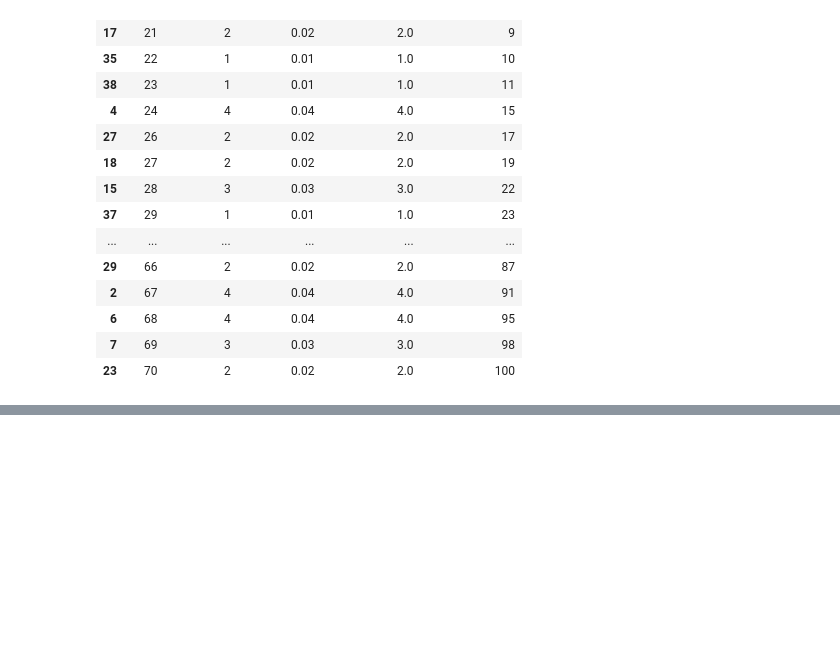
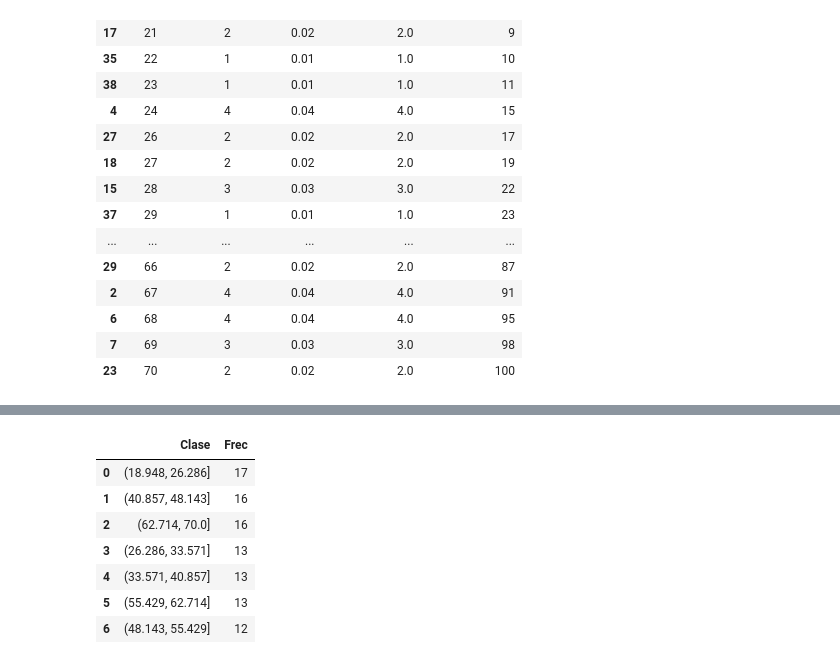
Before and after one commit to AnahiGutierrez22/Estadistica, a Jupyter notebook: Unidad1/Practica4.ipynb, the cells around one changed output, grey strips where cells are left out. Drawn from its saved outputs; the diff is of its cells as text; code cells hidden in the pictures; blank space fills up the shorter version.

```diff
--- a/Unidad1/Practica4.ipynb
+++ b/Unidad1/Practica4.ipynb
@@ -133,0 +173,14 @@ tabla_frecuencias
+# %%
+# crear la tabla de frecuencias
+tabla_frecuencias = pd.cut (df['Edad'], bins = k, include_lowest=True ). value_counts().reset_index()
+tabla_frecuencias.columns= ['Clase', 'Frec']
+tabla_frecuencias
+# %% [output]
+|  | Clase | Frec |
+| 0 | (18.948, 26.286] | 17 |
+| 1 | (40.857, 48.143] | 16 |
+| 2 | (62.714, 70.0] | 16 |
+| 3 | (26.286, 33.571] | 13 |
+| 4 | (33.571, 40.857] | 13 |
+| 5 | (55.429, 62.714] | 13 |
+| 6 | (48.143, 55.429] | 12 |
```
Also changed, not shown: parts of 7 cells of this notebook.
